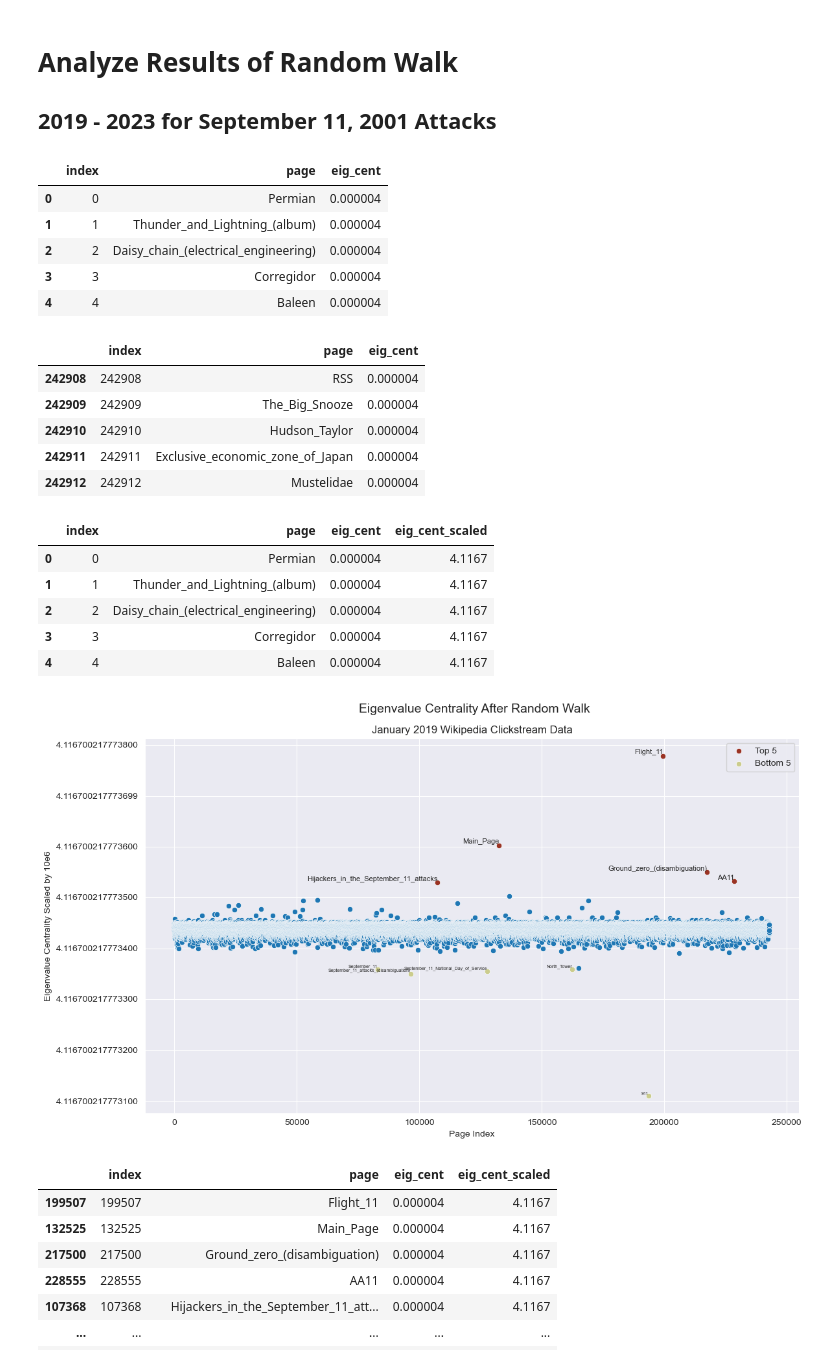
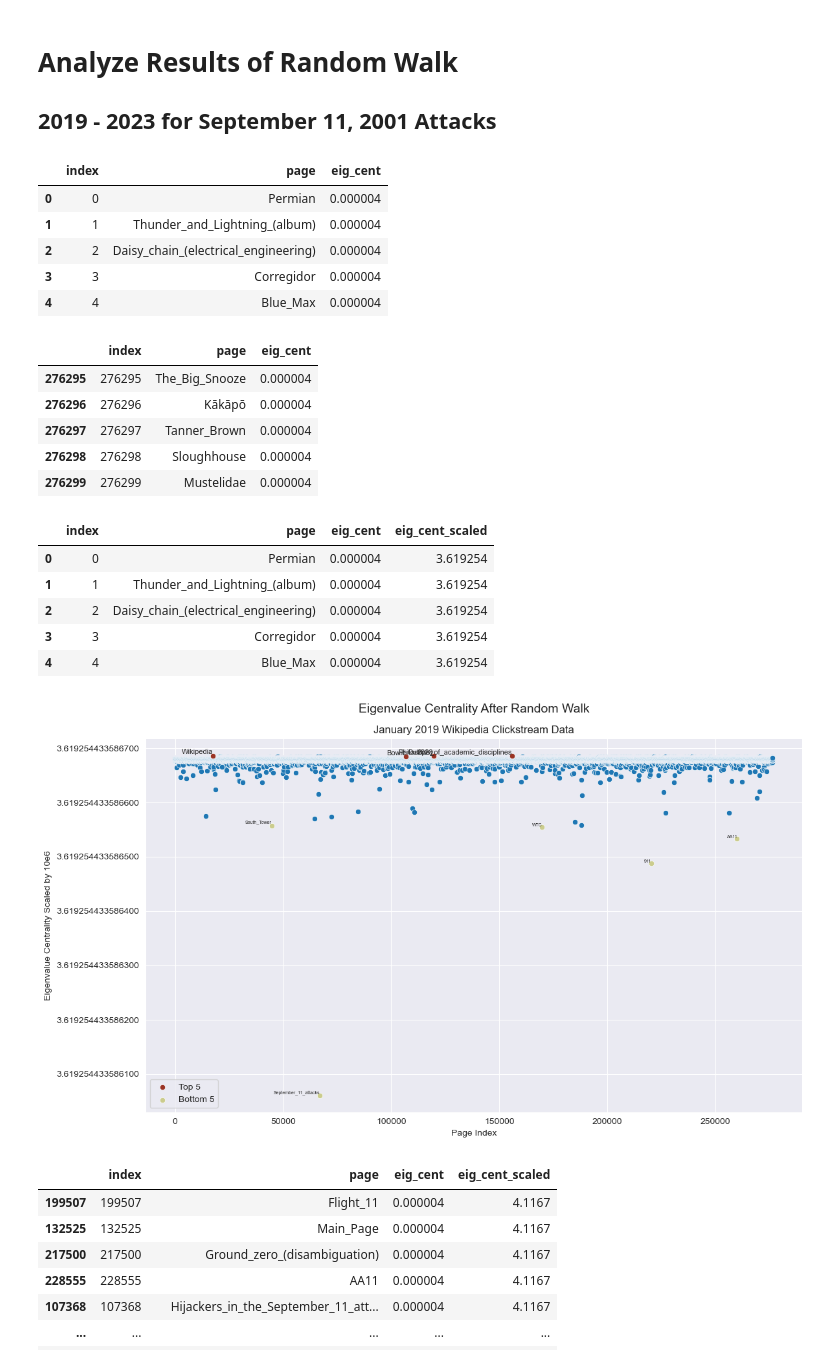
Before and after one commit to prithvidasgupta/si608, a Jupyter notebook: notebooks/analyze_walker.ipynb, the cells around one changed output. Cells and saved outputs as stored; diff of their text form; code cells hidden in the pictures.

Commit message:
Finalize outputs and analysis

```diff
--- a/notebooks/analyze_walker.ipynb
+++ b/notebooks/analyze_walker.ipynb
@@ -63,73 +64,73 @@ for k, df in sept11_months.items():
     top = df.nlargest(5, "eig_cent")
     top_2019[f"top_{k}"] = top
 # %%
-sept11_201901 = pd.read_csv("../output/random_walks/not_uniform_prob/2019-01_sept11_~uniform.csv")
-sept11_201901.rename(columns={"Unnamed: 0": "index"}, inplace=True)
+sept11_202309 = pd.read_csv("../output/random_walks/not_uniform_prob/2023-09_sept11_~uniform.csv")
+sept11_202309.rename(columns={"Unnamed: 0": "index"}, inplace=True)
 
 sept11_201902 = pd.read_csv("../output/random_walks/not_uniform_prob/2019-02_sept11_~uniform.csv")
 sept11_201902.rename(columns={"Unnamed: 0": "index"}, inplace=True)
 # %%
-sept11_201901.head()
+sept11_202309.head()
 # %% [output]
 |  | index | page | eig_cent |
 | 0 | 0 | Permian | 0.000004 |
 | 1 | 1 | Thunder_and_Lightning_(album) | 0.000004 |
 | 2 | 2 | Daisy_chain_(electrical_engineering) | 0.000004 |
 | 3 | 3 | Corregidor | 0.000004 |
-| 4 | 4 | Baleen | 0.000004 |
+| 4 | 4 | Blue_Max | 0.000004 |
 # %%
-sept11_201901.tail()
+sept11_202309.tail()
 # %% [output]
 |  | index | page | eig_cent |
-| 242908 | 242908 | RSS | 0.000004 |
-| 242909 | 242909 | The_Big_Snooze | 0.000004 |
-| 242910 | 242910 | Hudson_Taylor | 0.000004 |
-| 242911 | 242911 | Exclusive_economic_zone_of_Japan | 0.000004 |
-| 242912 | 242912 | Mustelidae | 0.000004 |
+| 276295 | 276295 | The_Big_Snooze | 0.000004 |
+| 276296 | 276296 | Kākāpō | 0.000004 |
+| 276297 | 276297 | Tanner_Brown | 0.000004 |
+| 276298 | 276298 | Sloughhouse | 0.000004 |
+| 276299 | 276299 | Mustelidae | 0.000004 |
 # %%
-sept11_201901["eig_cent_scaled"] = sept11_201901["eig_cent"] * 1000000
-sept11_201901.head()
+sept11_202309["eig_cent_scaled"] = sept11_202309["eig_cent"] * 1000000
+sept11_202309.head()
 # %% [output]
 |  | index | page | eig_cent | eig_cent_scaled |
-| 0 | 0 | Permian | 0.000004 | 4.1167 |
-| 1 | 1 | Thunder_and_Lightning_(album) | 0.000004 | 4.1167 |
-| 2 | 2 | Daisy_chain_(electrical_engineering) | 0.000004 | 4.1167 |
-| 3 | 3 | Corregidor | 0.000004 | 4.1167 |
-| 4 | 4 | Baleen | 0.000004 | 4.1167 |
+| 0 | 0 | Permian | 0.000004 | 3.619254 |
+| 1 | 1 | Thunder_and_Lightning_(album) | 0.000004 | 3.619254 |
+| 2 | 2 | Daisy_chain_(electrical_engineering) | 0.000004 | 3.619254 |
+| 3 | 3 | Corregidor | 0.000004 | 3.619254 |
+| 4 | 4 | Blue_Max | 0.000004 | 3.619254 |
 # %%
 plt.figure(figsize=(12, 7))
 
-sns.scatterplot(sept11_201901, x="index", y="eig_cent_scaled")
+sns.scatterplot(sept11_202309, x="index", y="eig_cent_scaled")
 
 
 # Get top
-top_5 = sept11_201901.nlargest(5, "eig_cent_scaled")
-bottom_5 = sept11_201901.nsmallest(5, "eig_cent_scaled")
+top_5 = sept11_202309.nlargest(5, "eig_cent_scaled")
+bottom_5 = sept11_202309.nsmallest(5, "eig_cent_scaled")
 
 # Add labels
 for idx, row in top_5.iterrows():
     plt.text(row["index"], row["eig_cent_scaled"], f"{row['page']}", ha="right", va="bottom", fontsize=8)
 
 for idx, row in bottom_5.iterrows():
     plt.text(row["index"], row["eig_cent_scaled"], f"{row['page']}", ha="right", va="bottom", fontsize=5)
 
 # Add colors
-top_mask = sept11_201901['index'].isin(top_5['index'])
-bottom_mask = sept11_201901['index'].isin(bottom_5['index'])
-sns.scatterplot(x="index", y="eig_cent_scaled", data=sept11_201901[top_mask], color='#9a3324', label='Top 5')
-sns.scatterplot(x="index", y="eig_cent_scaled", data=sept11_201901[bottom_mask], color='#cbcc8d', label='Bottom 5')
+top_mask = sept11_202309['index'].isin(top_5['index'])
+bottom_mask = sept11_202309['index'].isin(bottom_5['index'])
+sns.scatterplot(x="index", y="eig_cent_scaled", data=sept11_202309[top_mask], color='#9a3324', label='Top 5')
+sns.scatterplot(x="index", y="eig_cent_scaled", data=sept11_202309[bottom_mask], color='#cbcc8d', label='Bottom 5')
 
 plt.grid(True, which="both")
 decimal_places = 15  # Adjust as needed
 plt.gca().yaxis.set_major_formatter(FormatStrFormatter(f"%.{decimal_places}f"))
 plt.legend()
 plt.ylabel("Eigenvalue Centrality Scaled by 10e6")
 plt.xlabel("Page Index")
 plt.suptitle("Eigenvalue Centrality After Random Walk", x=0.565, fontsize=14)
 plt.title("January 2019 Wikipedia Clickstream Data")
 plt.tight_layout()
-plt.savefig("../output/plots/201901_eigs.png", format="png")
+plt.savefig("../output/plots/202309_eigs.svg", format="svg")
 plt.show()
 # %% [output]
-[figure, old version]
+[figure, new version]
 # %%
```
Also changed, not shown: parts of 12 cells of this notebook, 5 other files.
